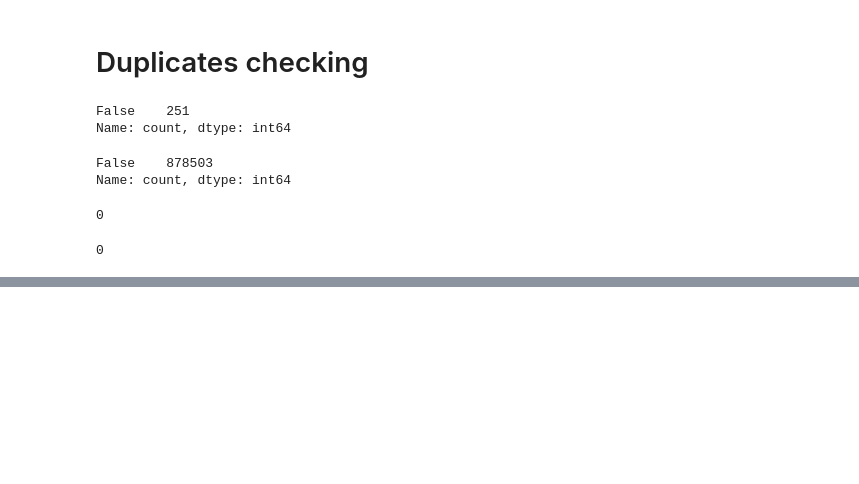
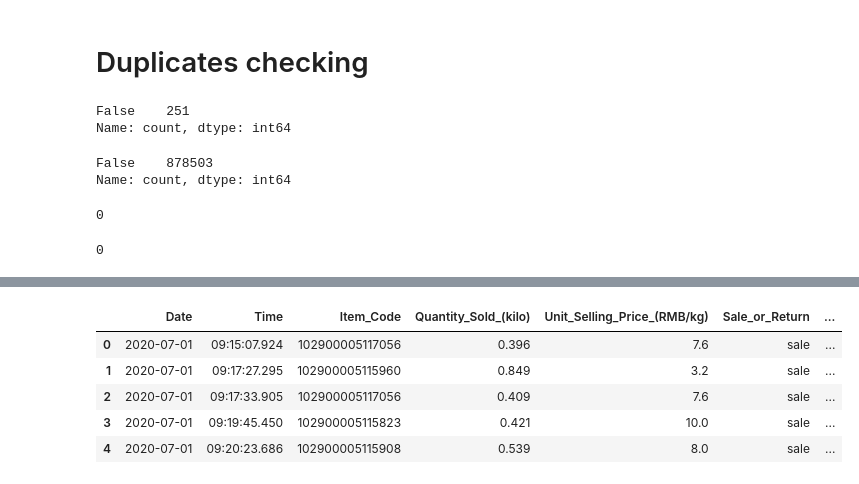
Before and after one commit to ChavinduDulaj/Super-Market-Sales-Data-Analysis.-, a Jupyter notebook: preprocessing.ipynb, the cells around one changed output, grey strips where cells are left out. Saved outputs shown, nothing was run; the diff lists cells and outputs as text; code cells hidden in the pictures; blank space fills up the shorter version.

Commit message:
finshed basic data cleaning and started data analysis

```diff
--- a/preprocessing.ipynb
+++ b/preprocessing.ipynb
@@ -185,0 +279,10 @@ avg_loss_df.duplicated().sum()
+# %%
+data = pd.merge(sales_wholesale_cat_df, avg_loss_df, how = 'left', on = ['Item_Code','Item_Name'])
+data.head()
+# %% [output]
+|  | Date | Time | Item_Code | Quantity_Sold_(kilo) | Unit_Selling_Price_(RMB/kg) | Sale_or_Return | ... |
+| 0 | 2020-07-01 | 09:15:07.924 | 102900005117056 | 0.396 | 7.6 | sale | ... |
+| 1 | 2020-07-01 | 09:17:27.295 | 102900005115960 | 0.849 | 3.2 | sale | ... |
+| 2 | 2020-07-01 | 09:17:33.905 | 102900005117056 | 0.409 | 7.6 | sale | ... |
+| 3 | 2020-07-01 | 09:19:45.450 | 102900005115823 | 0.421 | 10.0 | sale | ... |
+| 4 | 2020-07-01 | 09:20:23.686 | 102900005115908 | 0.539 | 8.0 | sale | ... |
```
Also changed, not shown: parts of 16 cells of this notebook, 2 other files.
